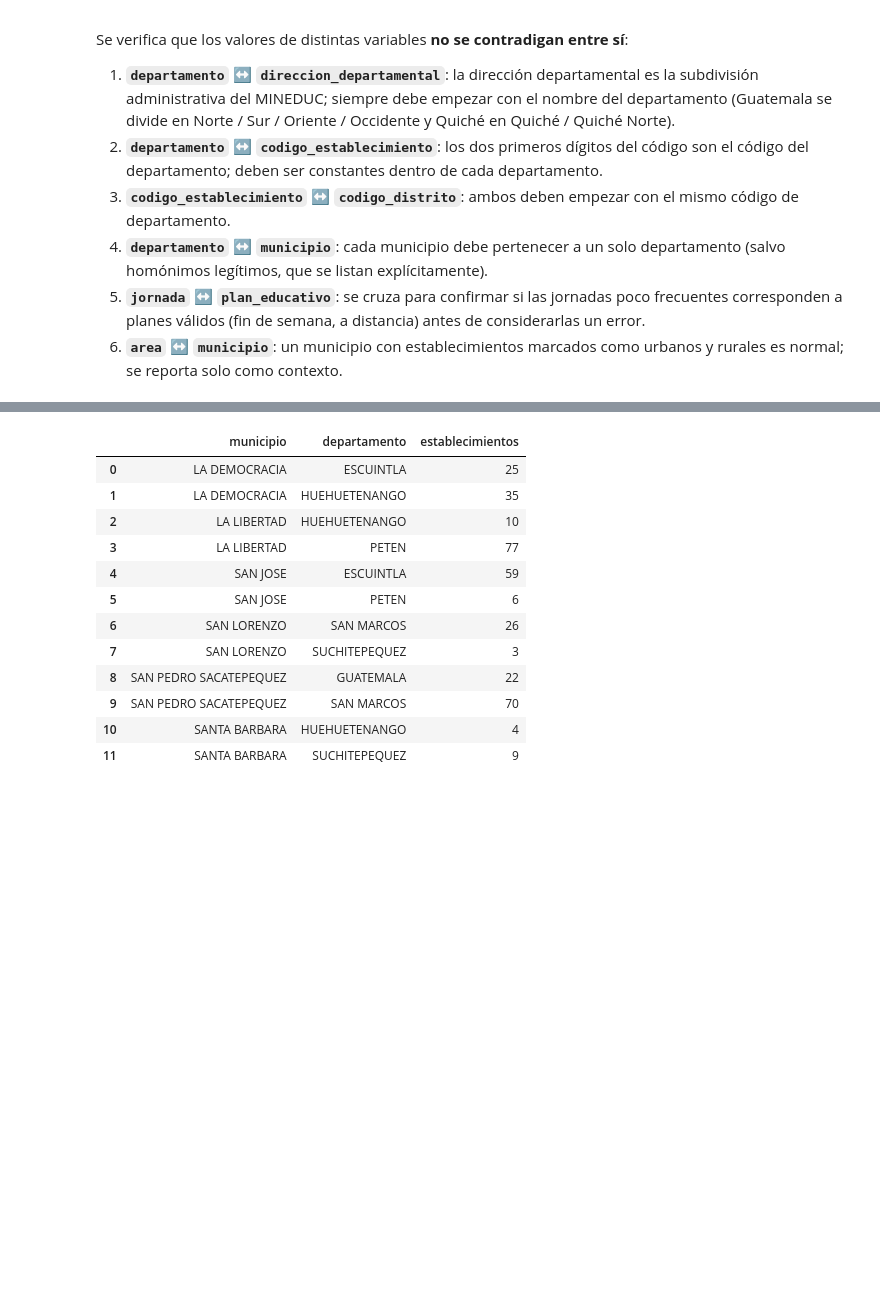
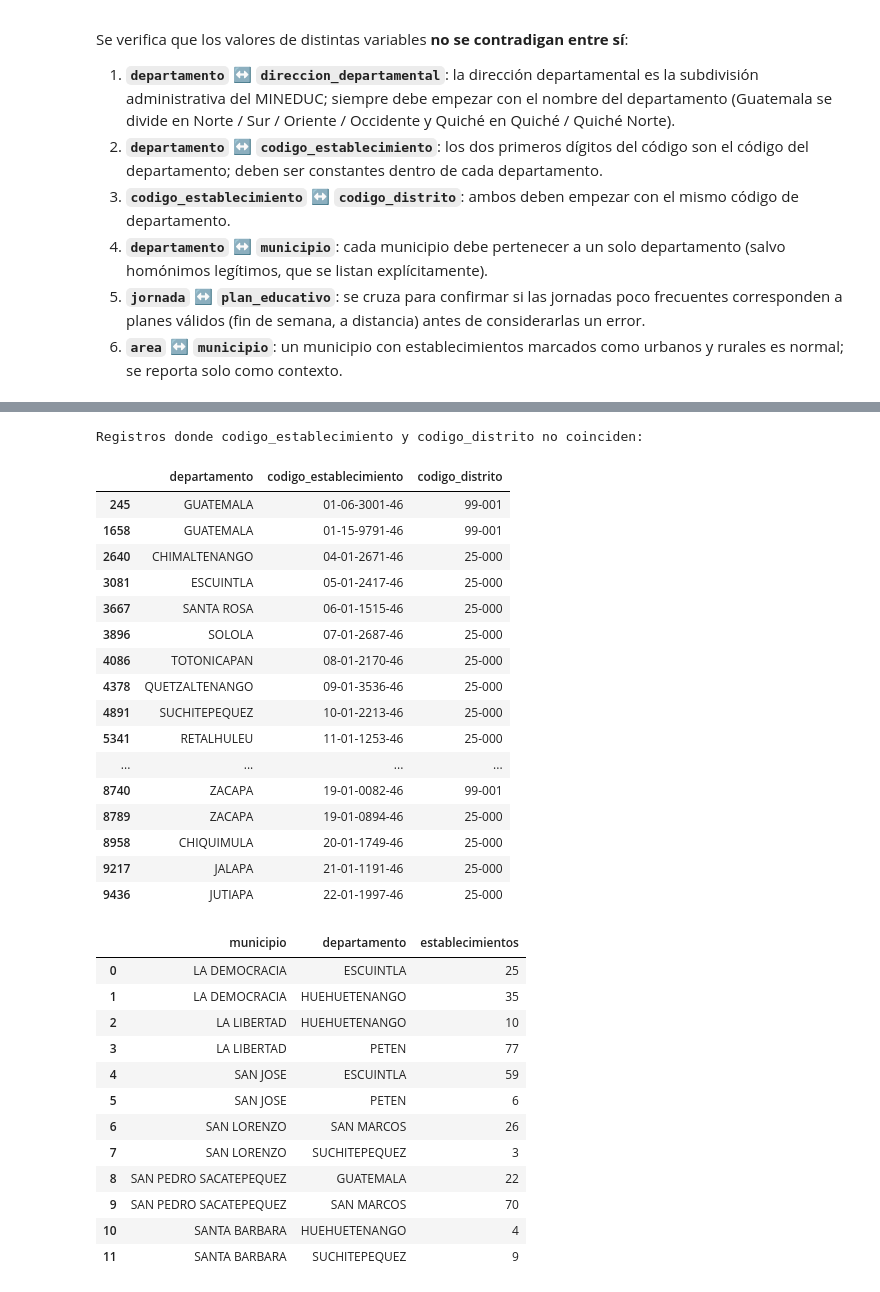
Before and after one commit to CindyGualim/DATA-SCIENCE_CC3084, a Jupyter notebook: Proyecto1.ipynb, the cells around one changed output, grey strips where cells are left out. Drawn from its saved outputs; the diff is of its cells as text; code cells hidden in the pictures; blank space fills up the shorter version.

```diff
--- a/Proyecto1.ipynb
+++ b/Proyecto1.ipynb
@@ -1553,3 +1633,39 @@ resumen_consistencia
+# %%
+# Detalle de cualquier inconsistencia real detectada en los chequeos 1, 2 y 3
+if mask_1.any():
+    print("Registros donde direccion_departamental no corresponde al departamento:")
+    display(df.loc[mask_1[mask_1].index, ["departamento", "direccion_departamental"]]
+            .drop_duplicates())
+
+if mask_2.any():
+    print("\nRegistros con prefijo de código que no coincide con su departamento:")
+    display(df.loc[mask_2, ["departamento", "codigo_establecimiento"]].drop_duplicates())
+
+if mask_3.any():
+    print("\nRegistros donde codigo_establecimiento y codigo_distrito no coinciden:")
+    display(df.loc[mask_3, ["departamento", "codigo_establecimiento", "codigo_distrito"]])
+
+if not (mask_1.any() or mask_2.any() or mask_3.any()):
+    print("Los chequeos 1, 2 y 3 no detectaron ninguna contradicción.")
+# %% [output]
+Registros donde codigo_establecimiento y codigo_distrito no coinciden:
+|  | departamento | codigo_establecimiento | codigo_distrito |
+| 245 | GUATEMALA | 01-06-3001-46 | 99-001 |
+| 1658 | GUATEMALA | 01-15-9791-46 | 99-001 |
+| 2640 | CHIMALTENANGO | 04-01-2671-46 | 25-000 |
+| 3081 | ESCUINTLA | 05-01-2417-46 | 25-000 |
+| 3667 | SANTA ROSA | 06-01-1515-46 | 25-000 |
+| 3896 | SOLOLA | 07-01-2687-46 | 25-000 |
+| 4086 | TOTONICAPAN | 08-01-2170-46 | 25-000 |
+| 4378 | QUETZALTENANGO | 09-01-3536-46 | 25-000 |
+| 4891 | SUCHITEPEQUEZ | 10-01-2213-46 | 25-000 |
+| 5341 | RETALHULEU | 11-01-1253-46 | 25-000 |
+| ... | ... | ... | ... |
+| 8740 | ZACAPA | 19-01-0082-46 | 99-001 |
+| 8789 | ZACAPA | 19-01-0894-46 | 25-000 |
+| 8958 | CHIQUIMULA | 20-01-1749-46 | 25-000 |
+| 9217 | JALAPA | 21-01-1191-46 | 25-000 |
+| 9436 | JUTIAPA | 22-01-1997-46 | 25-000 |
 # %%
 # Detalle de los municipios homónimos (no son un error: son nombres repetidos legítimos)
 if len(homonimos):
```
Also changed, not shown: parts of 25 cells of this notebook.
